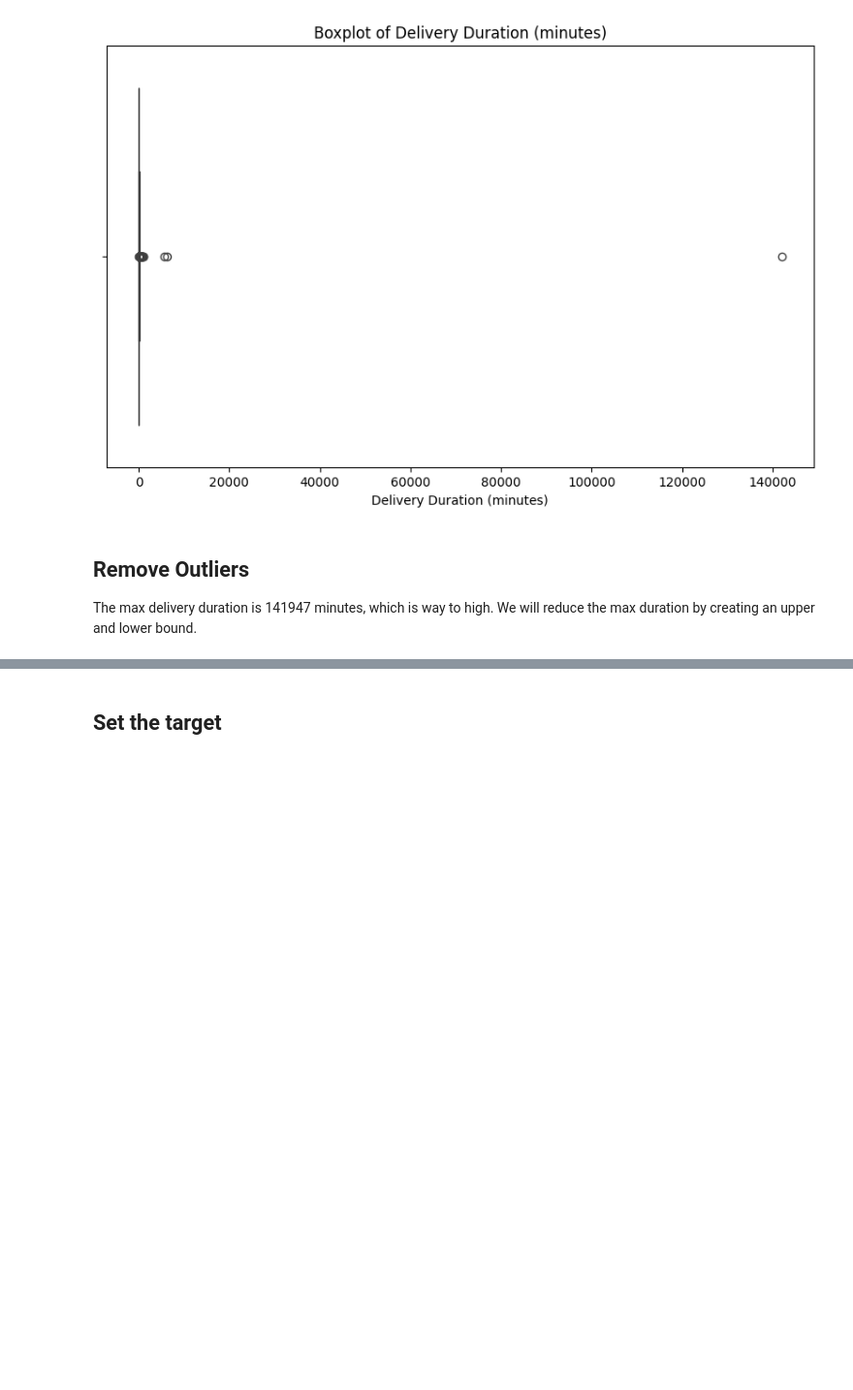
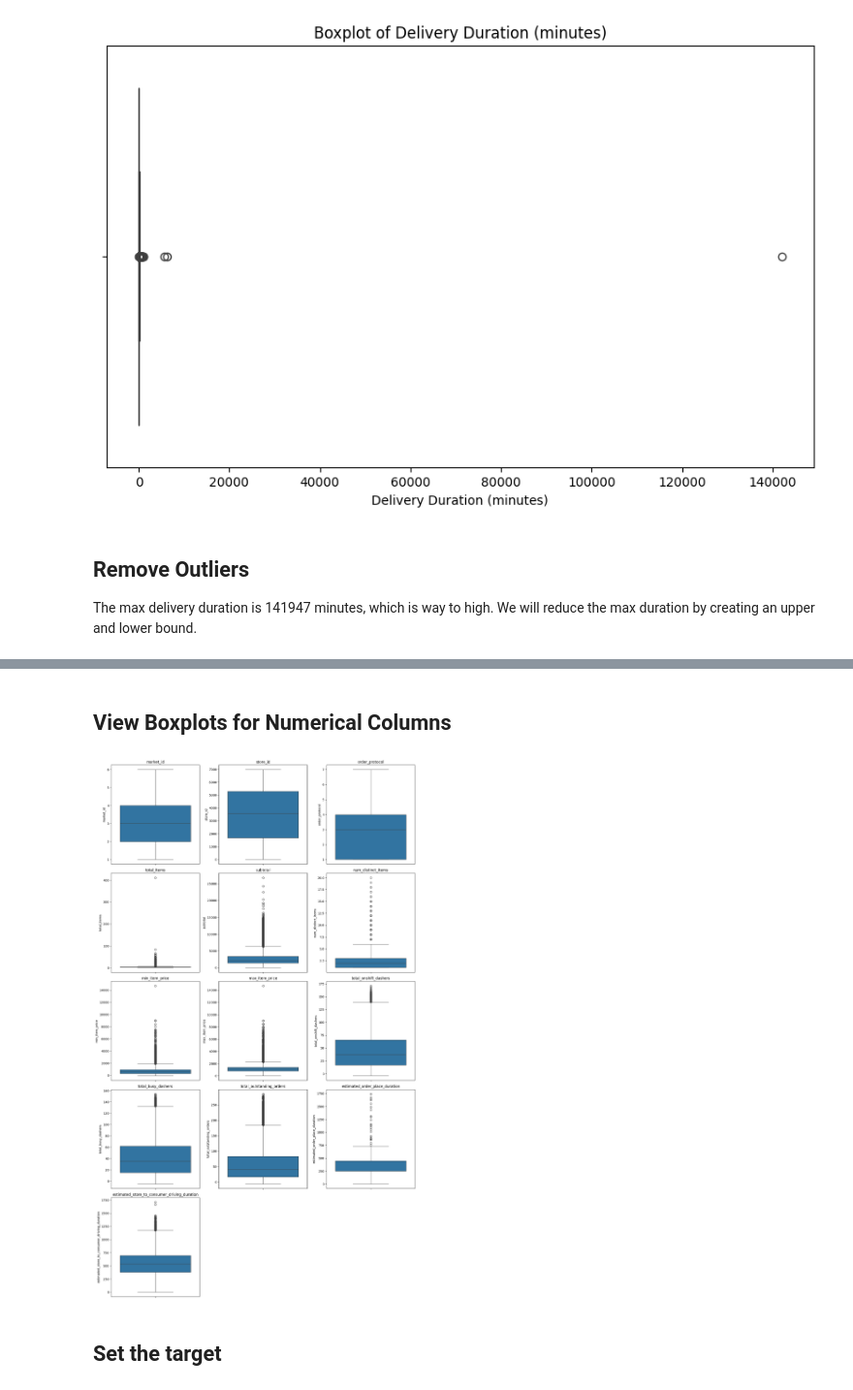
Before and after one commit to Mannerow/doordash-duration-prediction, a Jupyter notebook: experimentation.ipynb, the cells around one changed output, grey strips where cells are left out. Shown at 97% size. Cells and saved outputs as stored; diff of their text form; code cells hidden in the pictures; blank space fills up the shorter version.

Commit message:
Tested removing outliers

```diff
--- a/experimentation.ipynb
+++ b/experimentation.ipynb
@@ -237,3 +239,21 @@ from sklearn.metrics import mean_squared_error, mean_absolute_error
+# %% [markdown]
+## View Boxplots for Numerical Columns
+# %%
+# Calculate number of rows needed for the plots
+num_cols = 3
+num_rows = (len(numerical_columns) + num_cols - 1) // num_cols  # Ceiling division
+
+# Visualize the data after outlier removal
+# Boxplots
+plt.figure(figsize=(15, num_rows * 5))
+for i, column in enumerate(numerical_columns, 1):
+    plt.subplot(num_rows, num_cols, i)
+    sns.boxplot(y=df[column])
+    plt.title(column)
+plt.tight_layout()
+plt.show()
+# %% [output]
+[figure, added]
 # %% [markdown]
 ## Set the target
 # %%
```
Also changed, not shown: parts of 9 cells of this notebook.
